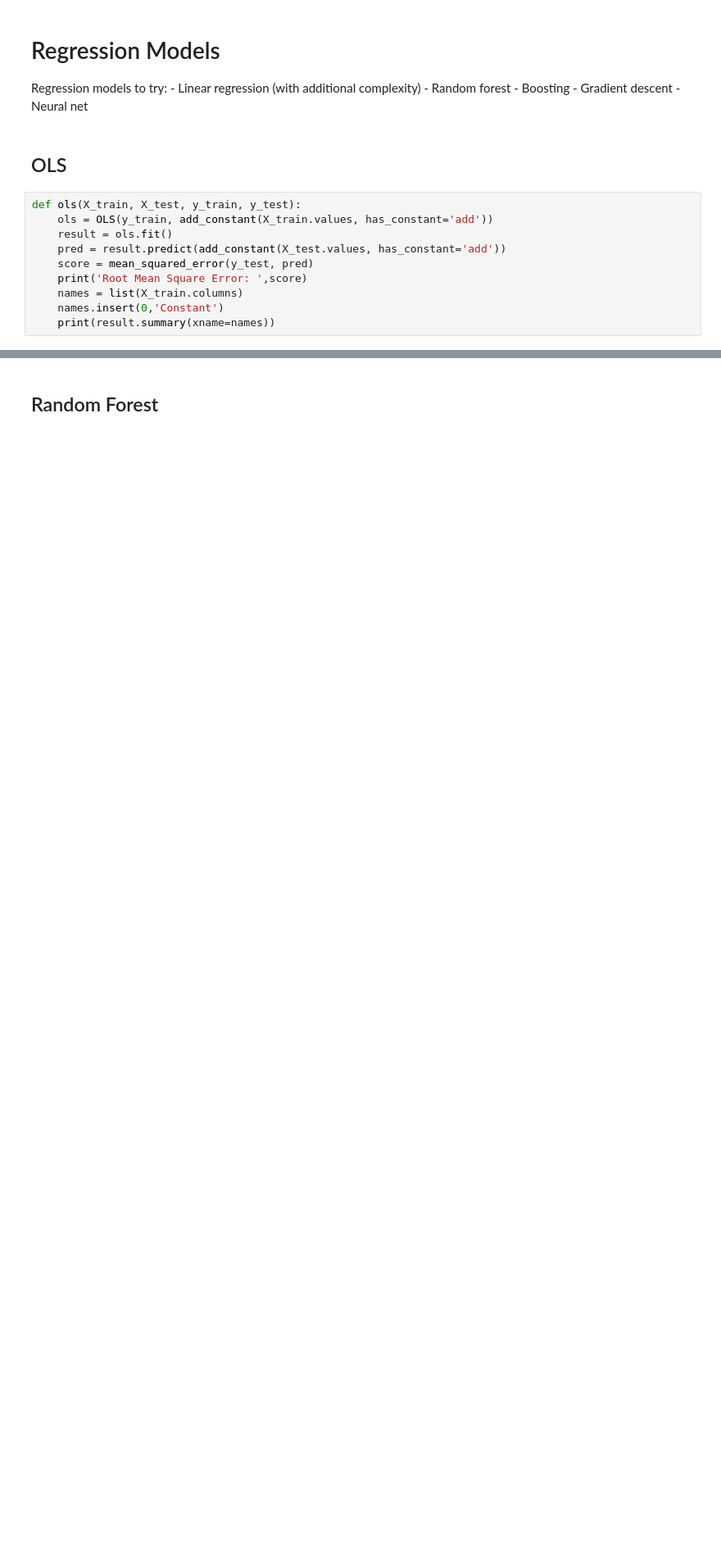
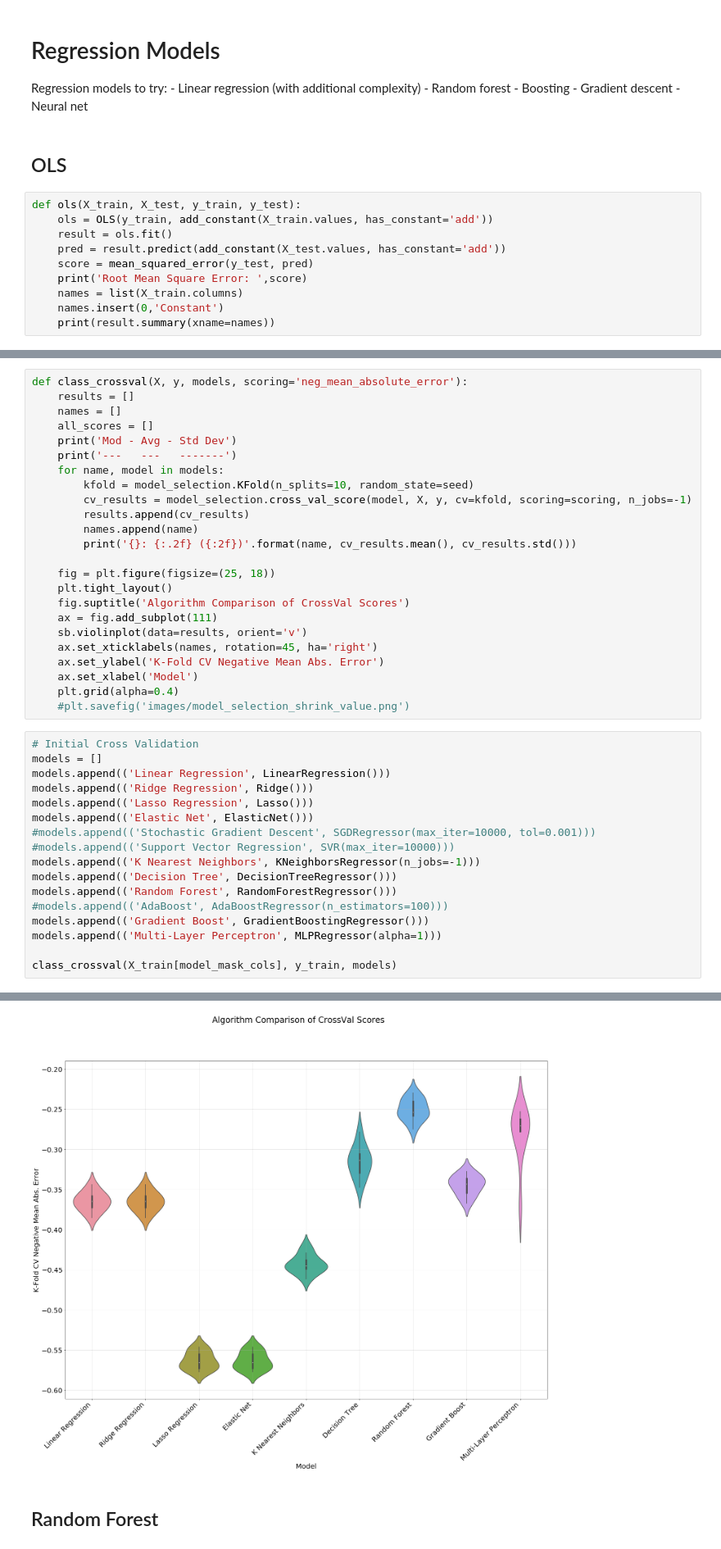
Before and after one commit to lukeolson13/capstone, a Jupyter notebook: EDA.ipynb, the cells around one changed output, grey strips where cells are left out. Shown at 82% size. Drawn from its saved outputs; the diff is of its cells as text; blank space fills up the shorter version.

```diff
--- a/EDA.ipynb
+++ b/EDA.ipynb
@@ -616,0 +516,42 @@ Size:  6
+# %%
+def class_crossval(X, y, models, scoring='neg_mean_absolute_error'):
+    results = []
+    names = []
+    all_scores = []
+    print('Mod - Avg - Std Dev')
+    print('---   ---   -------')
+    for name, model in models:
+        kfold = model_selection.KFold(n_splits=10, random_state=seed)
+        cv_results = model_selection.cross_val_score(model, X, y, cv=kfold, scoring=scoring, n_jobs=-1)
+        results.append(cv_results)
+        names.append(name)
+        print('{}: {:.2f} ({:2f})'.format(name, cv_results.mean(), cv_results.std()))
+
+    fig = plt.figure(figsize=(25, 18))
+    plt.tight_layout()
+    fig.suptitle('Algorithm Comparison of CrossVal Scores')
+    ax = fig.add_subplot(111)
+    sb.violinplot(data=results, orient='v')
+    ax.set_xticklabels(names, rotation=45, ha='right')
+    ax.set_ylabel('K-Fold CV Negative Mean Abs. Error')
+    ax.set_xlabel('Model')
+    plt.grid(alpha=0.4)
+    #plt.savefig('images/model_selection_shrink_value.png')
+# %%
+# Initial Cross Validation
+models = []
+models.append(('Linear Regression', LinearRegression()))
+models.append(('Ridge Regression', Ridge()))
+models.append(('Lasso Regression', Lasso()))
+models.append(('Elastic Net', ElasticNet()))
+#models.append(('Stochastic Gradient Descent', SGDRegressor(max_iter=10000, tol=0.001)))
+#models.append(('Support Vector Regression', SVR(max_iter=10000)))
+models.append(('K Nearest Neighbors', KNeighborsRegressor(n_jobs=-1)))
+models.append(('Decision Tree', DecisionTreeRegressor()))
+models.append(('Random Forest', RandomForestRegressor()))
+#models.append(('AdaBoost', AdaBoostRegressor(n_estimators=100)))
+models.append(('Gradient Boost', GradientBoostingRegressor()))
+models.append(('Multi-Layer Perceptron', MLPRegressor(alpha=1)))
+
+class_crossval(X_train[model_mask_cols], y_train, models)
+# %% [output]
@@ -617,2 +570,3 @@ Size:  6
+[figure, added]
 # %% [markdown]
 ## Random Forest
```
Also changed, not shown: parts of 83 cells of this notebook.
